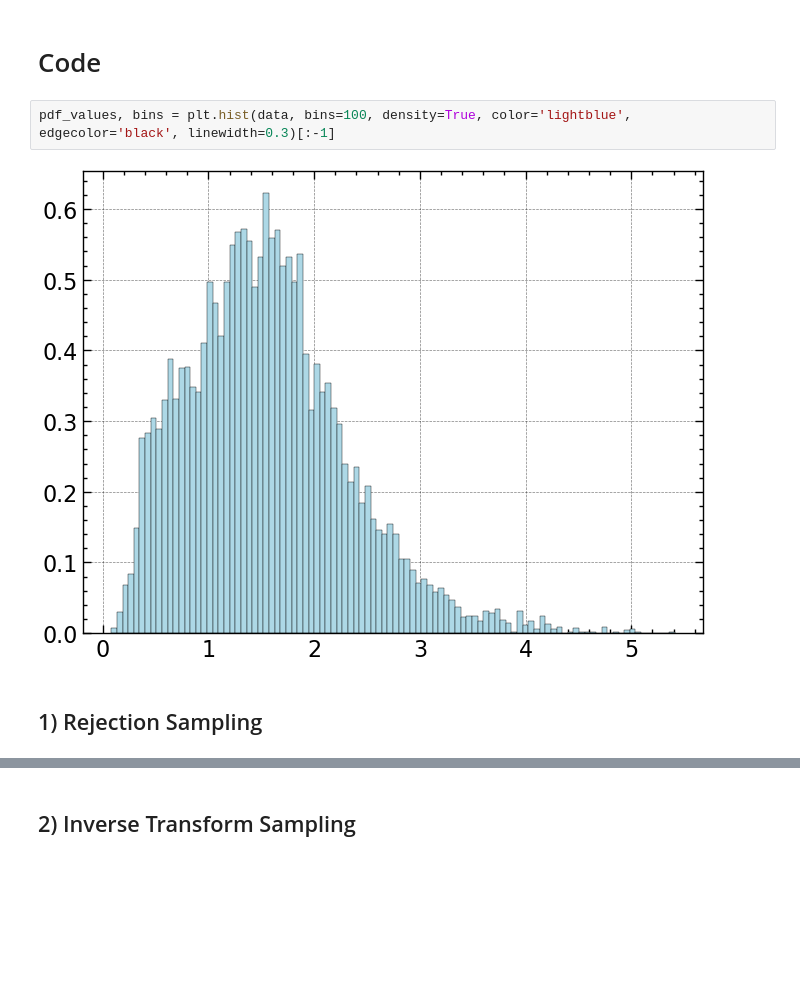
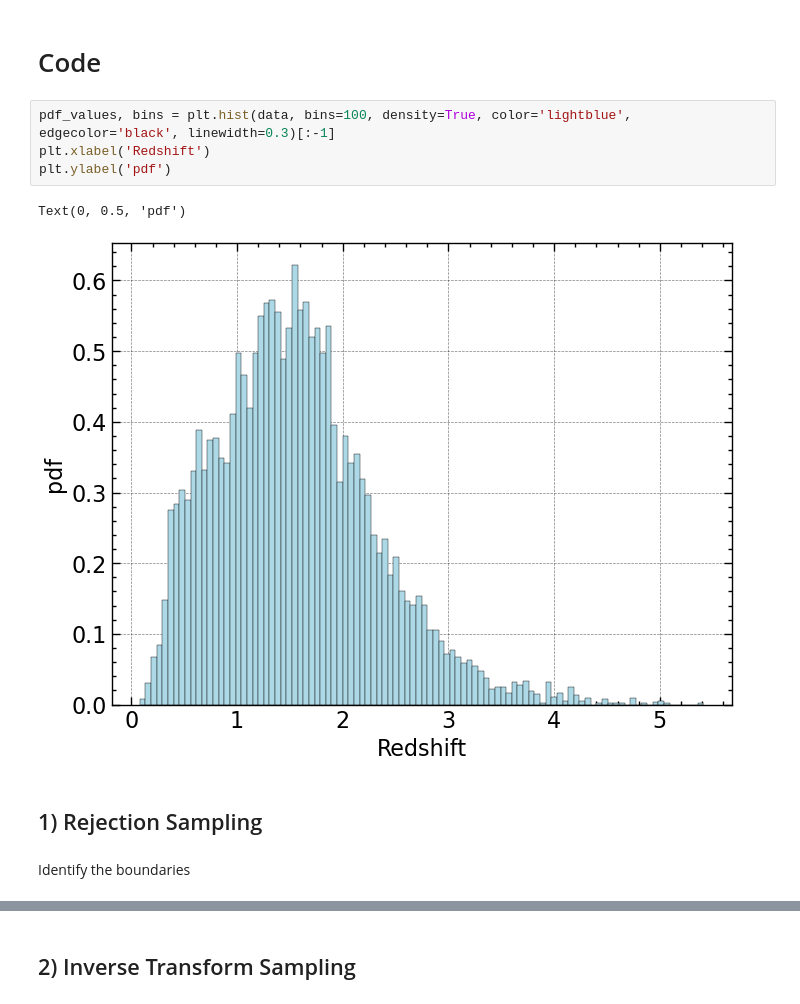
Before and after one commit to M-Bianchi/astrostatistics_bicocca_2024, a Jupyter notebook: working/W04_upsampling_quasars.ipynb, the cells around one changed output, grey strips where cells are left out. Cells and saved outputs as stored; diff of their text form; blank space fills up the shorter version.

```diff
--- a/working/W04_upsampling_quasars.ipynb
+++ b/working/W04_upsampling_quasars.ipynb
@@ -44,10 +44,15 @@ FlatLambdaCDM(name="Planck15", H0=67.74 km / (Mpc s), Om0=0.3075, Tcmb0=2.7255 K
 # Code
 # %%
 pdf_values, bins = plt.hist(data, bins=100, density=True, color='lightblue', edgecolor='black', linewidth=0.3)[:-1]
+plt.xlabel('Redshift')
+plt.ylabel('pdf')
 # %% [output]
+Text(0, 0.5, 'pdf')
-[figure, old version]
+[figure, new version]
 # %% [markdown]
 ## 1) Rejection Sampling
+# %% [markdown]
+Identify the boundaries
 # %%
 x_min = np.min(data)
 x_max = np.max(data)
```
Also changed, not shown: parts of 13 cells of this notebook.
